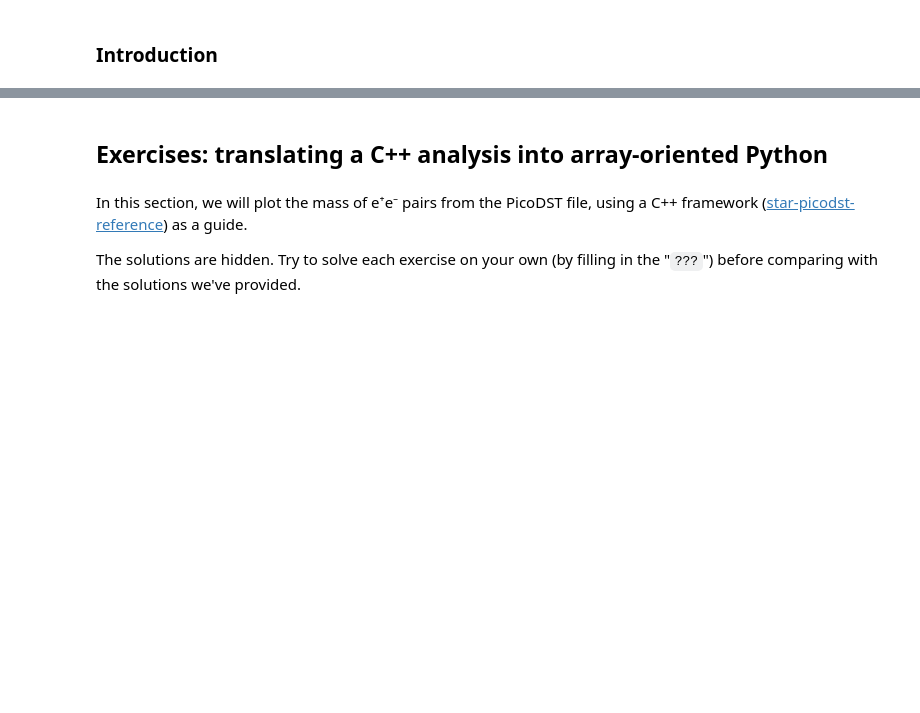
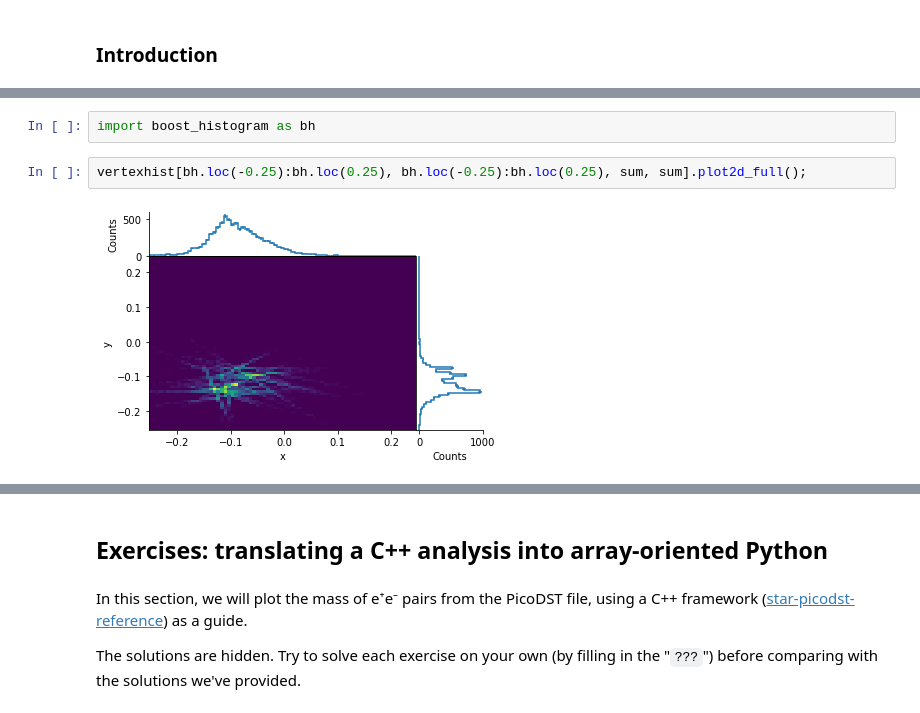
Before and after one commit to jpivarski-talks/2021-09-13-star-uproot-awkward-tutorial, a Jupyter notebook: tutorial.ipynb, the cells around one changed output, grey strips where cells are left out. Drawn from its saved outputs; the diff is of its cells as text; blank space fills up the shorter version.

```diff
--- a/tutorial.ipynb
+++ b/tutorial.ipynb
@@ -865,0 +995,6 @@ for arrays in picodst.iterate(filter_name="*mGMomentum[XYZ]", step_size=100):
+# %%
+import boost_histogram as bh
+# %%
+vertexhist[bh.loc(-0.25):bh.loc(0.25), bh.loc(-0.25):bh.loc(0.25), sum, sum].plot2d_full();
+# %% [output]
+[figure, added]
```
Also changed, not shown: parts of 50 cells of this notebook, 3 other files.
